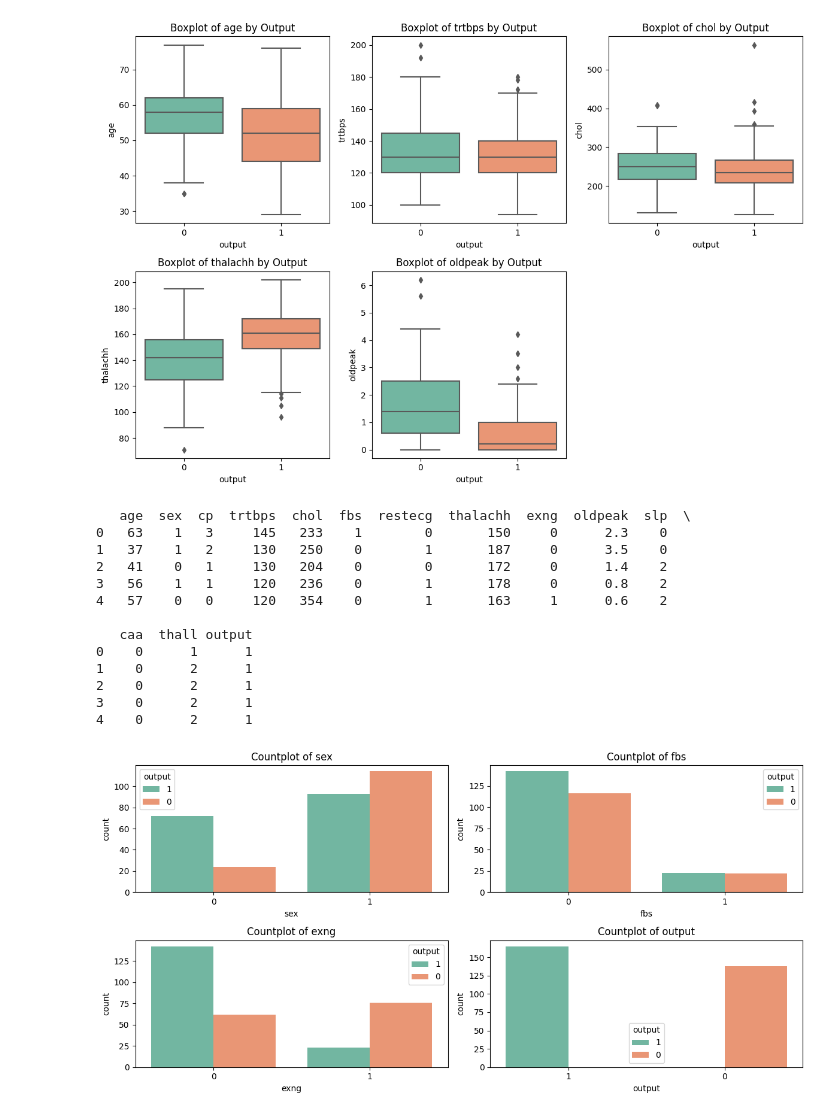
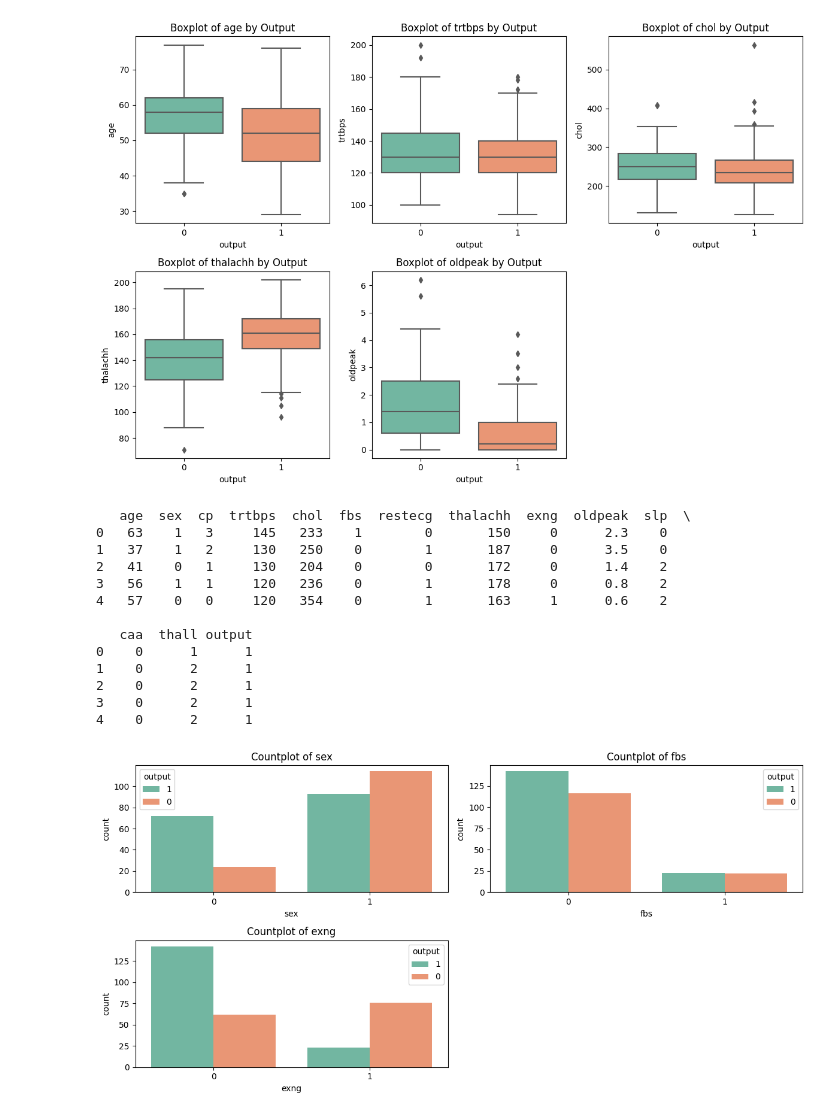
Before and after one commit to Deepika-GH/Project-4-HeartAttack_Analysis_Prediction, a Jupyter notebook: source_code.ipynb, the cells around one changed output. Saved outputs shown, nothing was run; the diff lists cells and outputs as text; code cells hidden in the pictures.

```diff
--- a/source_code.ipynb
+++ b/source_code.ipynb
@@ -270,32 +270,32 @@ plt.show()
 # Convert the "output" column to a categorical data type
 heart_df["output"] = heart_df["output"].astype(str)
 
 # Explore the first few rows of the dataset
 print(heart_df.head())
 
 # Define binary variables
-binary_variables = ["sex", "fbs", "exng", "output"]
+binary_variables = ["sex", "fbs", "exng"]
 
 # Create countplots for binary variables
 plt.figure(figsize=(12, 6))
 for i, var in enumerate(binary_variables, 1):
     plt.subplot(2, 2, i)
     sns.countplot(data=heart_df, x=var, hue="output", palette="Set2")
     plt.title(f"Countplot of {var}")
 plt.tight_layout()
 plt.show()
 # %% [output]
    age  sex  cp  trtbps  chol  fbs  restecg  thalachh  exng  oldpeak  slp  \
 0   63    1   3     145   233    1        0       150     0      2.3    0
 1   37    1   2     130   250    0        1       187     0      3.5    0
 2   41    0   1     130   204    0        0       172     0      1.4    2
 3   56    1   1     120   236    0        1       178     0      0.8    2
 4   57    0   0     120   354    0        1       163     1      0.6    2
 
    caa  thall output
 0    0      1      1
 1    0      2      1
 2    0      2      1
 3    0      2      1
 4    0      2      1
-[figure, old version]
+[figure, new version]
```
Also changed, not shown: parts of 5 cells of this notebook, 2 other files.
